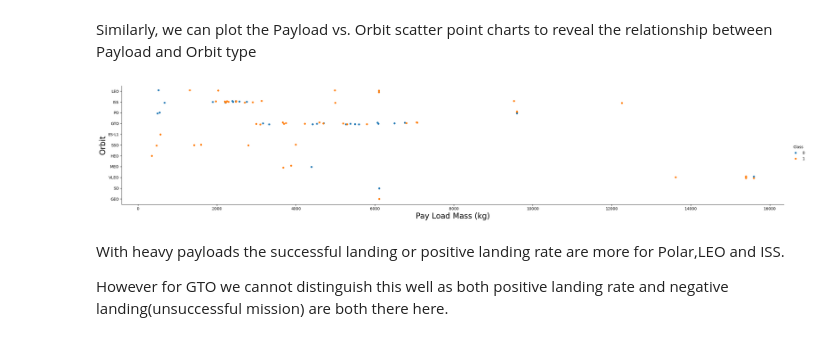
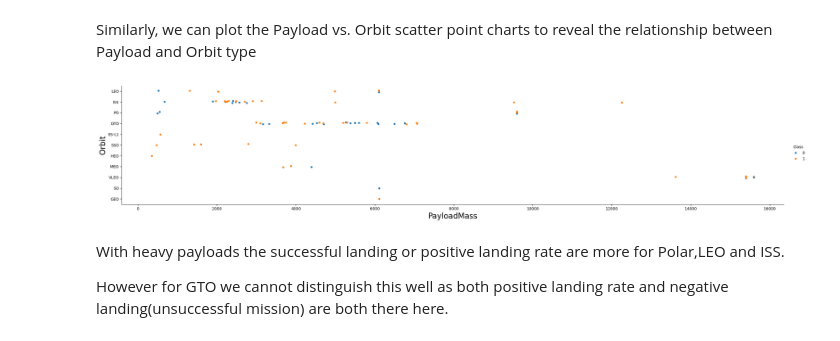
Before and after one commit to AdriaRM96/spacex-falcon9-capstone, a Jupyter notebook: notebooks/05_eda_dataviz.ipynb, the cells around one changed output. Saved outputs shown, nothing was run; the diff lists cells and outputs as text; code cells hidden in the pictures.

```diff
--- a/notebooks/05_eda_dataviz.ipynb
+++ b/notebooks/05_eda_dataviz.ipynb
@@ -172,12 +166,10 @@ You should see that in the LEO orbit the Success appears related to the number o
 Similarly, we can plot the Payload vs. Orbit scatter point charts to reveal the relationship between Payload and Orbit type
 # %%
 # Plot a scatter point chart with x axis to be Payload and y axis to be the Orbit, and hue to be the class value
-sns.catplot(y="Orbit", x="PayloadMass", hue="Class", data=df, aspect=5)
-plt.xlabel("Pay Load Mass (kg)", fontsize=20)
-plt.ylabel("Orbit", fontsize=20)
+plot_categorical_relationship(df, x="PayloadMass", y="Orbit")
 plt.show()
 # %% [output]
-[figure, old version]
+[figure, new version]
 # %% [markdown]
 With heavy payloads the successful landing or positive landing rate are more for Polar,LEO and ISS.
 
```
Also changed, not shown: parts of 8 cells of this notebook.
